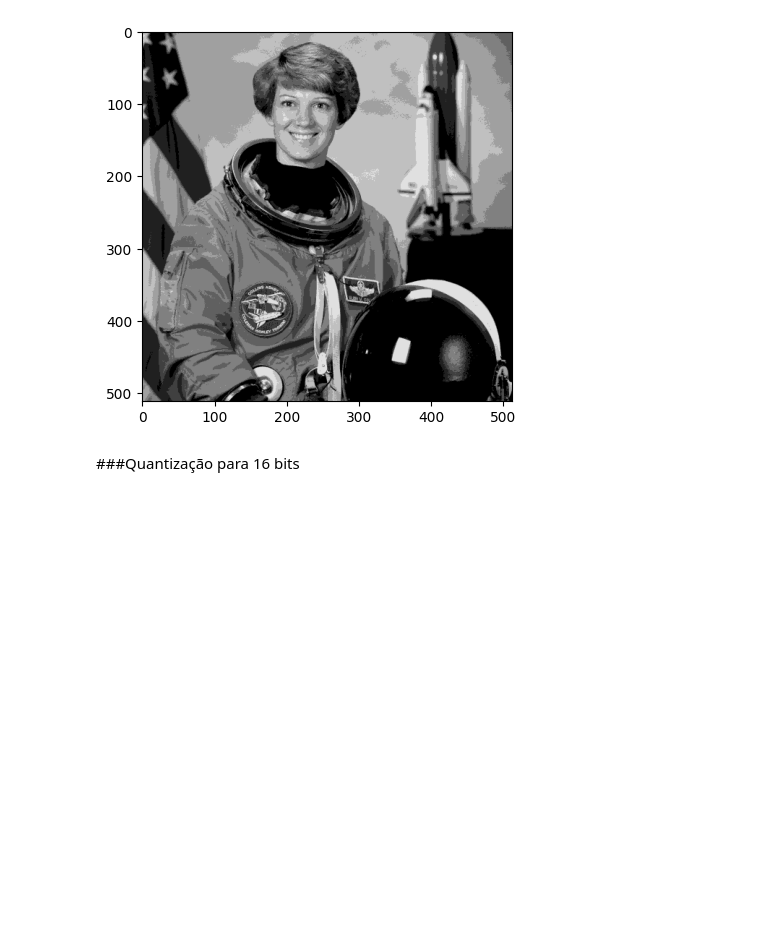
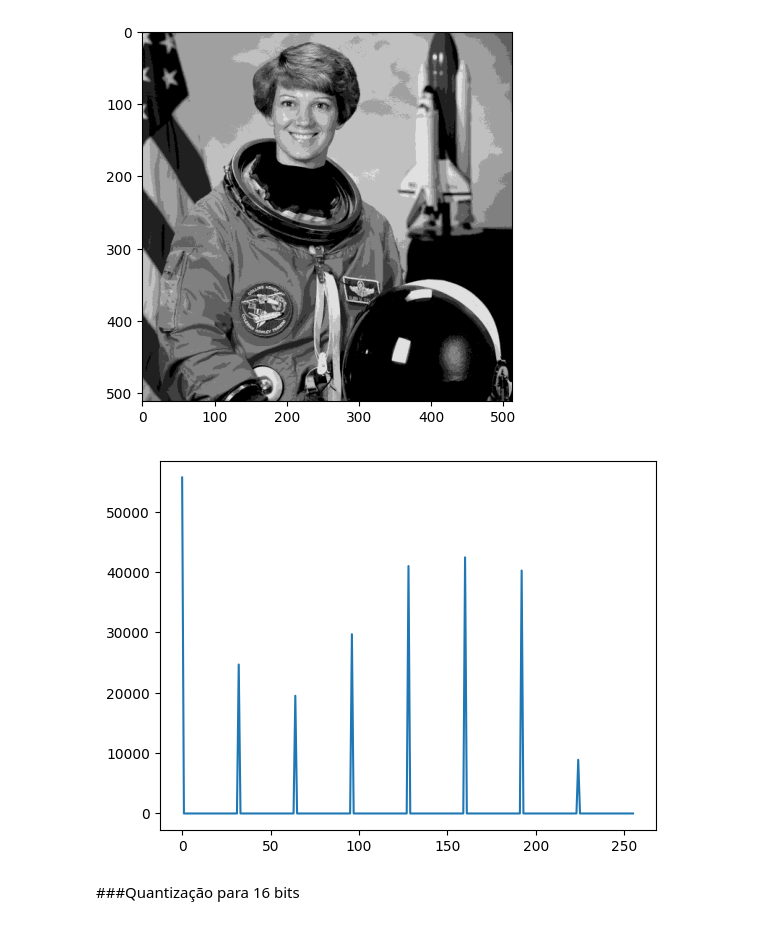
Before and after one commit to IagoMagalhaes23/BBP1026---PROCESSAMENTO-DIGITAL-DE-IMAGENS, a Jupyter notebook: Efeito_da_quantização_e_amostragem_Iago_Magalhaes.ipynb, the cells around one changed output. Saved outputs shown, nothing was run; the diff lists cells and outputs as text; code cells hidden in the pictures; blank space fills up the shorter version.

```diff
--- a/Efeito_da_quantização_e_amostragem_Iago_Magalhaes.ipynb
+++ b/Efeito_da_quantização_e_amostragem_Iago_Magalhaes.ipynb
@@ -113,6 +104,13 @@ plt.show()
 # %% [output]
 32
 [figure]
+# %%
+#Histograma
+hist8b = cv2.calcHist([imagem8b],[0],None,[256],[0,256])
+plt.plot(hist8b)
+plt.show()
+# %% [output]
+[figure, added]
 # %% [markdown]
 ###Quantização para 16 bits
 # %%
```
Also changed, not shown: parts of 6 cells of this notebook.
